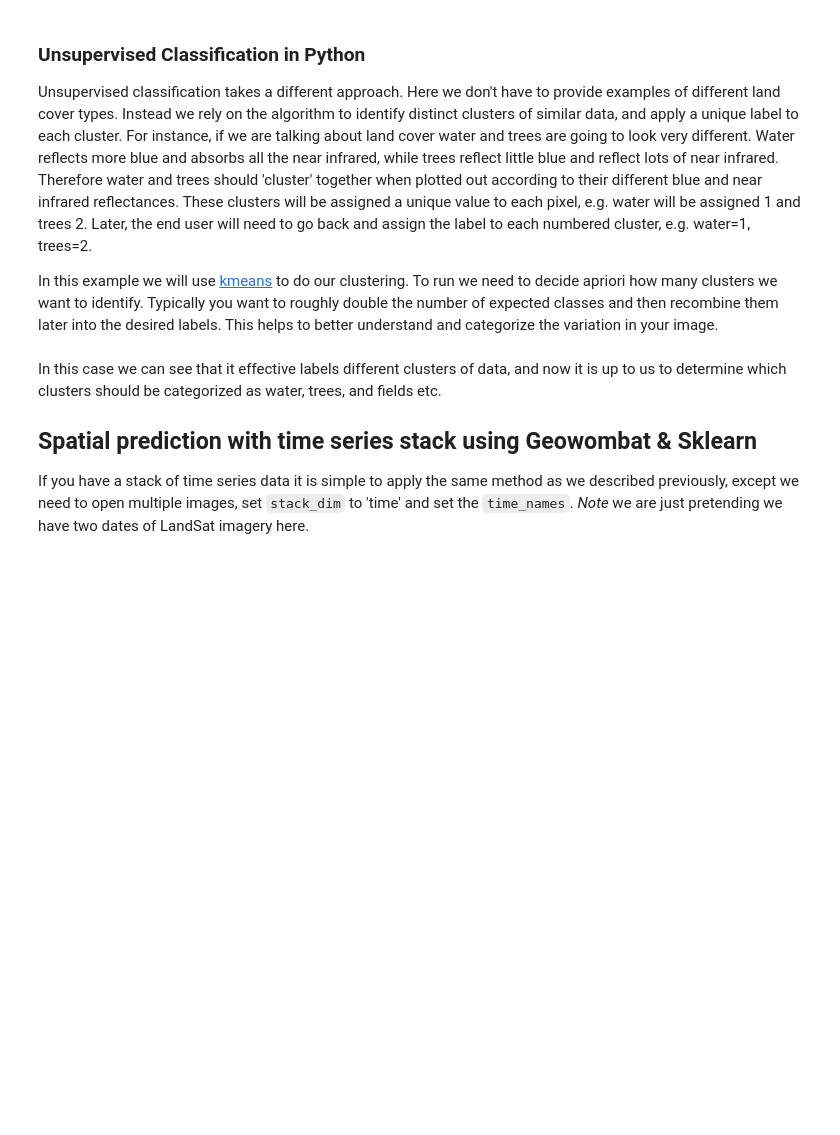
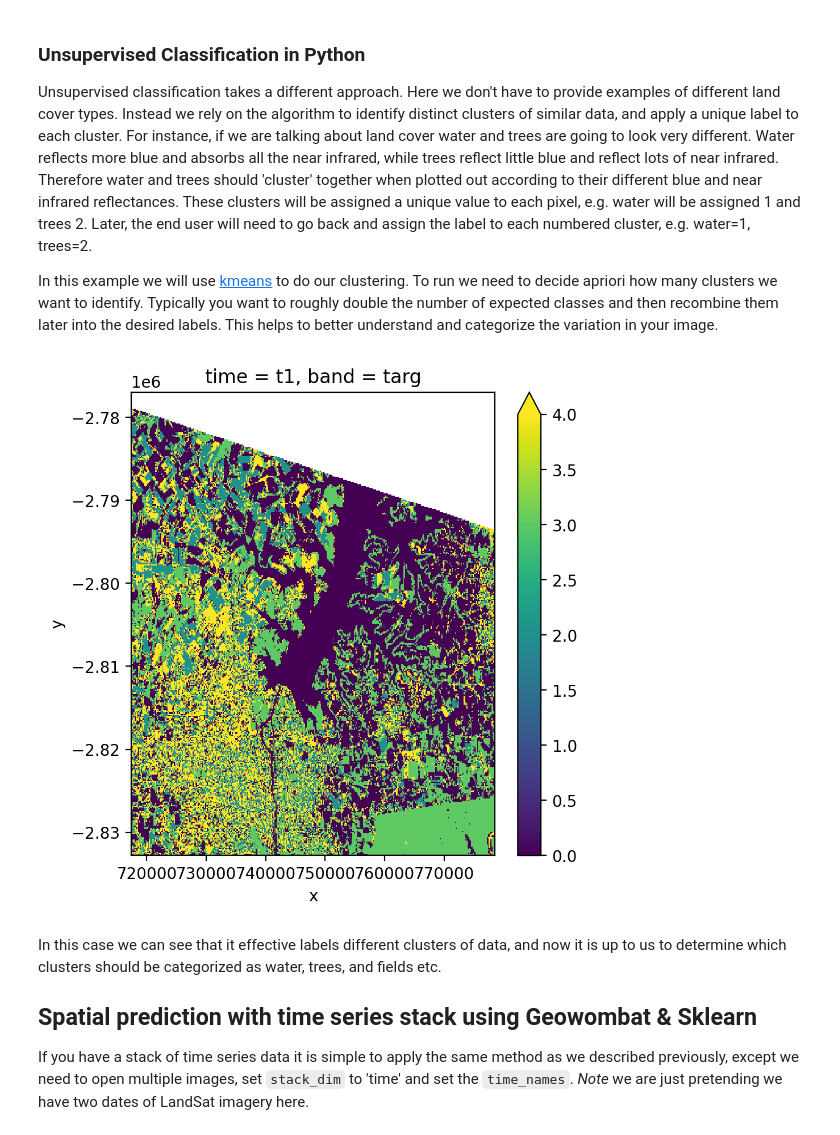
Before and after one commit to mmann1123/pyGIS, a Jupyter notebook: pygis/_build/html/_sources/docs/f_rs_ml_predict.ipynb, the cells around one changed output. Drawn from its saved outputs; the diff is of its cells as text; code cells hidden in the pictures; blank space fills up the shorter version.

```diff
--- a/pygis/_build/html/_sources/docs/f_rs_ml_predict.ipynb
+++ b/pygis/_build/html/_sources/docs/f_rs_ml_predict.ipynb
@@ -85,15 +96,17 @@ In this example we will use [kmeans](https://scikit-learn.org/stable/modules/gen
 # %%
 from sklearn.cluster import KMeans
 cl = Pipeline([ ('clf', KMeans(n_clusters=6, random_state=0))])
 
 fig, ax = plt.subplots(dpi=200,figsize=(5,5))
 
 # Fit_predict unsupervised classifier
-with gw.config.update(ref_res=300):
+with gw.config.update(ref_res=150):
     with gw.open(l8_224078_20200518) as src:
         y= fit_predict(src, cl)
         y.plot(robust=True, ax=ax)
 plt.tight_layout(pad=1)
+# %% [output]
+[figure, added]
 # %% [markdown]
 In this case we can see that it effective labels different clusters of data, and now it is up to us to determine which clusters should be categorized as water, trees, and fields etc.
 
```
Also changed, not shown: parts of 7 cells of this notebook, 22 other files.
